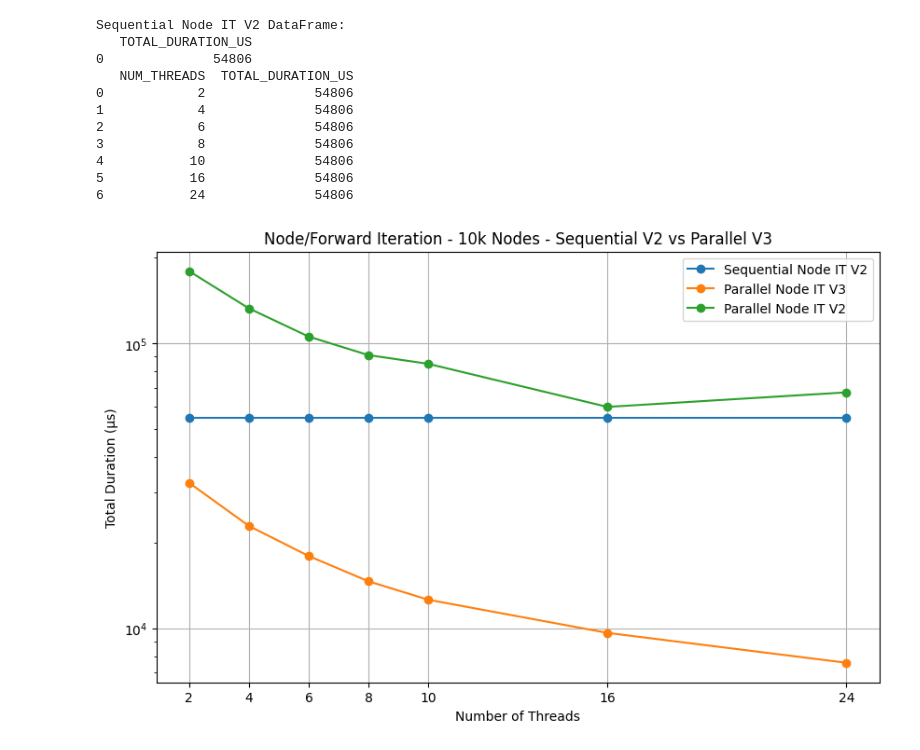
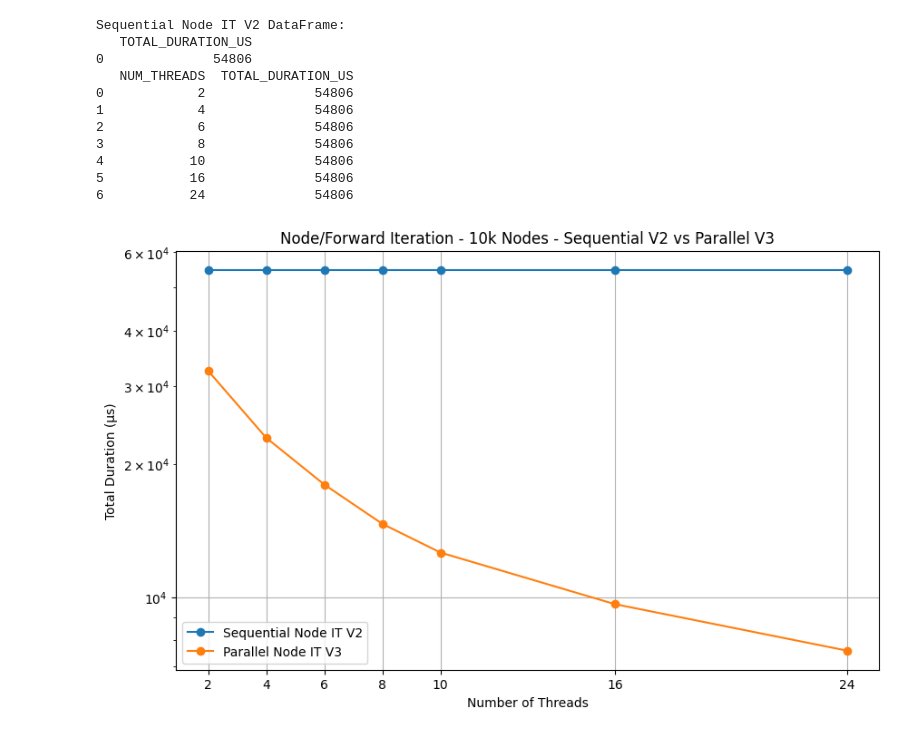
Before and after one commit to RiccardoRevalor/ParallelTriangleCounting, a Jupyter notebook: charts/generate_charts_finalcomparisons.ipynb, the cells around one changed output. Drawn from its saved outputs; the diff is of its cells as text; code cells hidden in the pictures.

Commit message:
feat: code for comparison charts

```diff
--- a/charts/generate_charts_finalcomparisons.ipynb
+++ b/charts/generate_charts_finalcomparisons.ipynb
@@ -22,32 +22,48 @@ print(seq_node_it_v2_df)
 num_threads_list = [2, 4, 6, 8, 10, 16, 24]
 duration_sttraight_line = seq_node_it_v2_df['TOTAL_DURATION_US'].iloc[0]
 seq_node_it_v2_df_extended = pd.DataFrame({
     'NUM_THREADS': num_threads_list,
     'TOTAL_DURATION_US': [duration_sttraight_line] * len(num_threads_list)
 })
 print(seq_node_it_v2_df_extended)
 plt.plot(seq_node_it_v2_df_extended['NUM_THREADS'], seq_node_it_v2_df_extended['TOTAL_DURATION_US'], label='Sequential Node IT V2', marker='o')
 plt.plot(parallel_node_it_v3_df['NUM_THREADS'], parallel_node_it_v3_df['TOTAL_DURATION_US'], label='Parallel Node IT V3', marker='o')
-plt.plot(parallel_node_it_v2_df['NUM_THREADS'], parallel_node_it_v2_df['TOTAL_DURATION_US'], label='Parallel Node IT V2', marker='o')
+#plt.plot(parallel_node_it_v2_df['NUM_THREADS'], parallel_node_it_v2_df['TOTAL_DURATION_US'], label='Parallel Node IT V2', marker='o')
 plt.title('Node/Forward Iteration - 10k Nodes - Sequential V2 vs Parallel V3')
 plt.xlabel('Number of Threads')
 plt.ylabel('Total Duration (µs)')
 plt.legend()
 plt.xticks(parallel_node_it_v3_df['NUM_THREADS'])
 plt.yscale('log')
 plt.grid(True)
 plt.savefig('./charts/node_forward_iteration_10k_nodes_comparison.png')
 plt.show()
+
+#speedup computation  between sequential and parallel v3
+#dataframe having speedup and efficiency for each thread configuration
+speedup_efficiency_data = {'NUM_THREADS': [],
+    'SPEEDUP': [],
+    'EFFICIENCY': []}
+
+for index, row in parallel_node_it_v3_df.iterrows():
+    num_threads = row['NUM_THREADS']
+    parallel_duration = row['TOTAL_DURATION_US']
+    sequential_duration = duration_sttraight_line
+    speedup = sequential_duration / parallel_duration
+    efficiency = speedup / num_threads
+    speedup_efficiency_data['NUM_THREADS'].append(num_threads)
+    speedup_efficiency_data['SPEEDUP'].append(speedup)
+    speedup_efficiency_data['EFFICIENCY'].append(efficiency)
 # %% [output]
 Sequential Node IT V2 DataFrame:
    TOTAL_DURATION_US
 0              54806
    NUM_THREADS  TOTAL_DURATION_US
 0            2              54806
 1            4              54806
 2            6              54806
 3            8              54806
 4           10              54806
 5           16              54806
 6           24              54806
-[figure, old version]
+[figure, new version]
```
Also changed, not shown: parts of 4 cells of this notebook, 2 other files.
